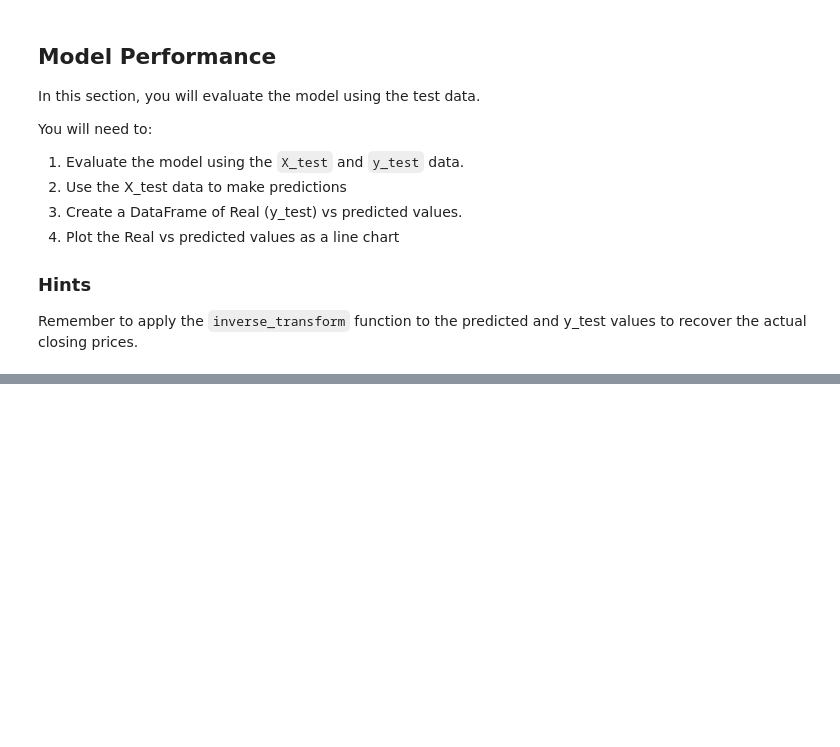
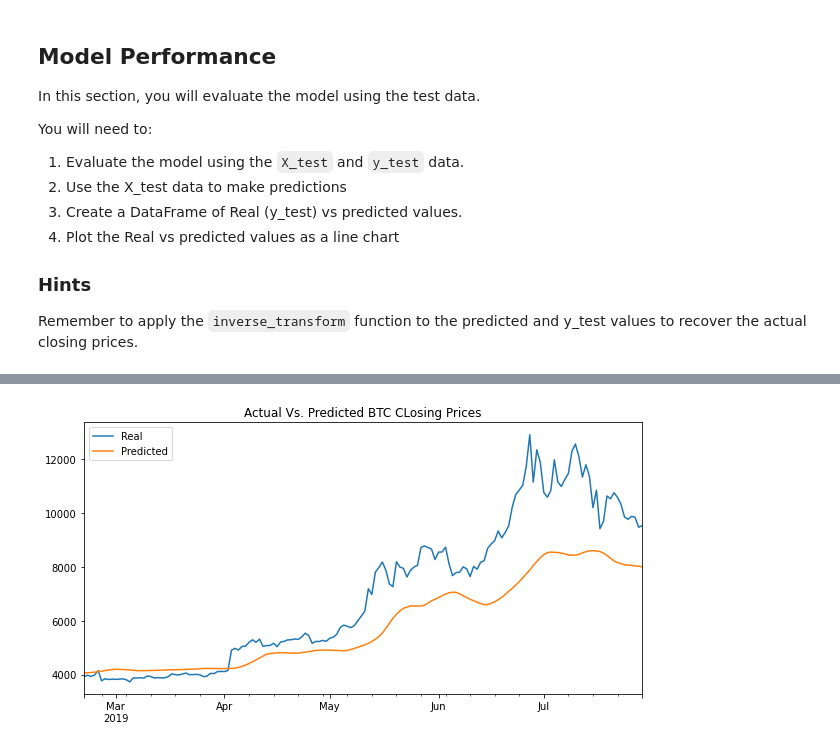
Before and after one commit to martsymarts/Unit-14-Homework, a Jupyter notebook: Unit 14 Homework/Starter_Code/lstm_stock_predictor_closing.ipynb, the cells around one changed output, grey strips where cells are left out. Cells and saved outputs as stored; diff of their text form; code cells hidden in the pictures; blank space fills up the shorter version.

```diff
--- a/Unit 14 Homework/Starter_Code/lstm_stock_predictor_closing.ipynb
+++ b/Unit 14 Homework/Starter_Code/lstm_stock_predictor_closing.ipynb
@@ -242,0 +295,5 @@ stocks.head()
+# %%
+# Save the cumulative returns as .png
+stocks.plot(figsize=(10,5), title="Actual Vs. Predicted BTC CLosing Prices").get_figure().savefig('actual_vc_predictedCP.png')
+# %% [output]
+[figure, added]
```
Also changed, not shown: parts of 15 cells of this notebook, 2 other files.
